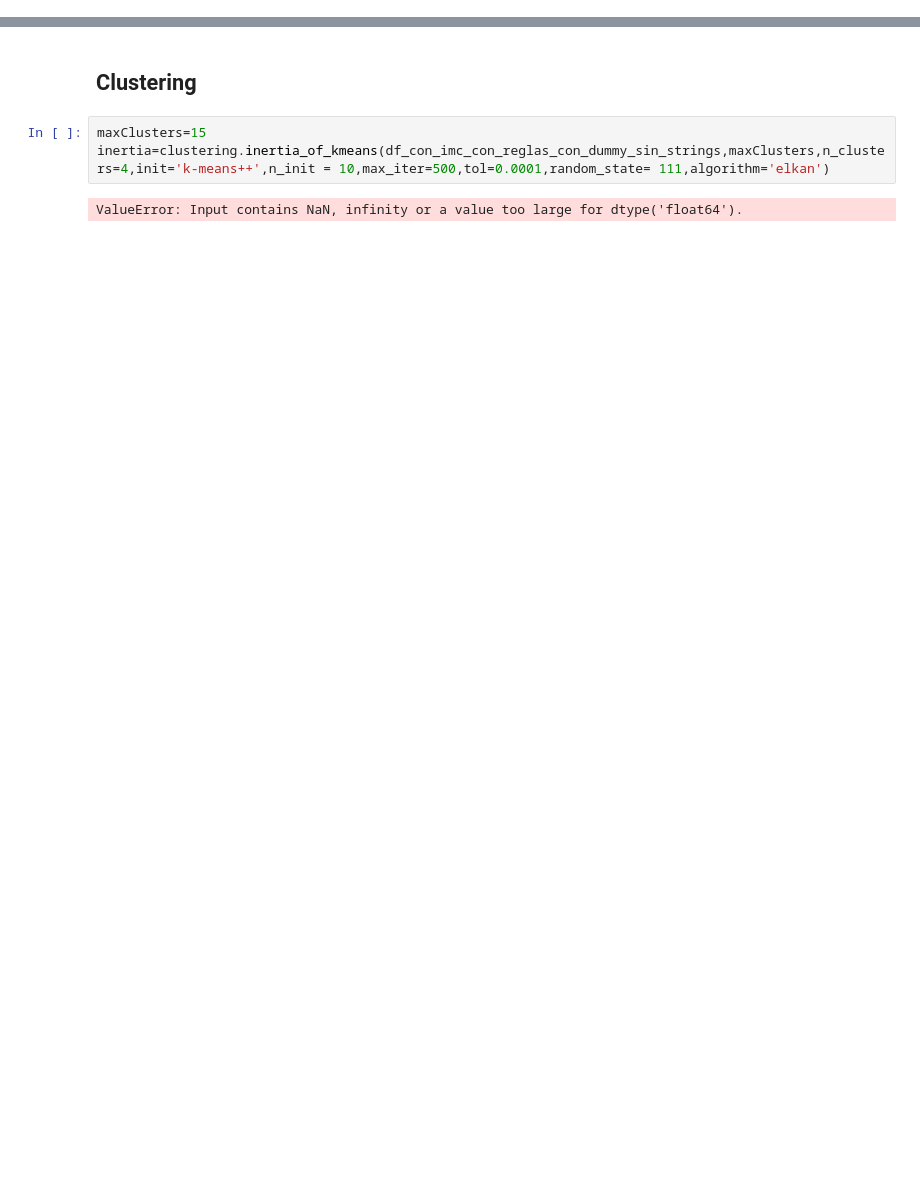
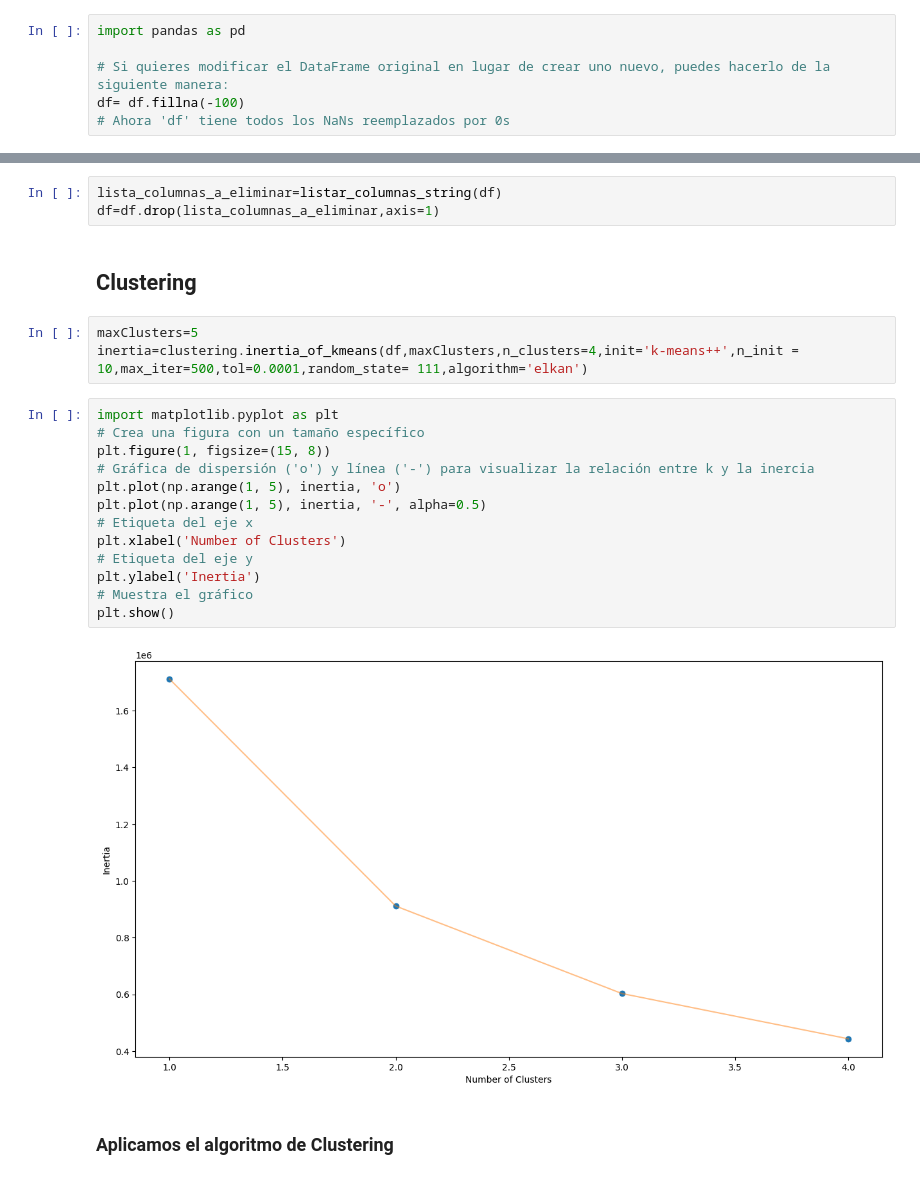
Before and after one commit to mikelCanal/EATITALL, a Jupyter notebook: eatitall_scripts/extraccion_informacion/clustering/clustering.ipynb, the cells around one changed output, grey strips where cells are left out. Saved outputs shown, nothing was run; the diff lists cells and outputs as text; blank space fills up the shorter version.

Commit message:
avances en el clustering

```diff
--- a/eatitall_scripts/extraccion_informacion/clustering/clustering.ipynb
+++ b/eatitall_scripts/extraccion_informacion/clustering/clustering.ipynb
@@ -76,3 +142,9 @@ Length: 386, dtype: int64
+# %%
+import pandas as pd
+
+# Si quieres modificar el DataFrame original en lugar de crear uno nuevo, puedes hacerlo de la siguiente manera:
+df= df.fillna(-100)
+# Ahora 'df' tiene todos los NaNs reemplazados por 0s
 # %% [markdown]
 # Procesar strings
 # %%
@@ -158,7 +169,25 @@ df_con_imc_con_reglas_con_dummy_sin_strings.drop(variables_string_no_bol, axis=1
+# %%
+lista_columnas_a_eliminar=listar_columnas_string(df)
+df=df.drop(lista_columnas_a_eliminar,axis=1)
 # %% [markdown]
 ## Clustering
 # %%
-maxClusters=15
-inertia=clustering.inertia_of_kmeans(df_con_imc_con_reglas_con_dummy_sin_strings,maxClusters,n_clusters=4,init='k-means++',n_init = 10,max_iter=500,tol=0.0001,random_state= 111,algorithm='elkan')
+maxClusters=5
+inertia=clustering.inertia_of_kmeans(df,maxClusters,n_clusters=4,init='k-means++',n_init = 10,max_iter=500,tol=0.0001,random_state= 111,algorithm='elkan')
-# %% [output]
-ValueError: Input contains NaN, infinity or a value too large for dtype('float64').
+# %%
+import matplotlib.pyplot as plt
+# Crea una figura con un tamaño específico
+plt.figure(1, figsize=(15, 8))
+# Gráfica de dispersión ('o') y línea ('-') para visualizar la relación entre k y la inercia
+plt.plot(np.arange(1, 5), inertia, 'o')
+plt.plot(np.arange(1, 5), inertia, '-', alpha=0.5)
+# Etiqueta del eje x
+plt.xlabel('Number of Clusters')
+# Etiqueta del eje y
+plt.ylabel('Inertia')
+# Muestra el gráfico
+plt.show()
+# %% [output]
+[figure, added]
+# %% [markdown]
+### Aplicamos el algoritmo de Clustering
```
Also changed, not shown: parts of 35 cells of this notebook, 2 other files.
